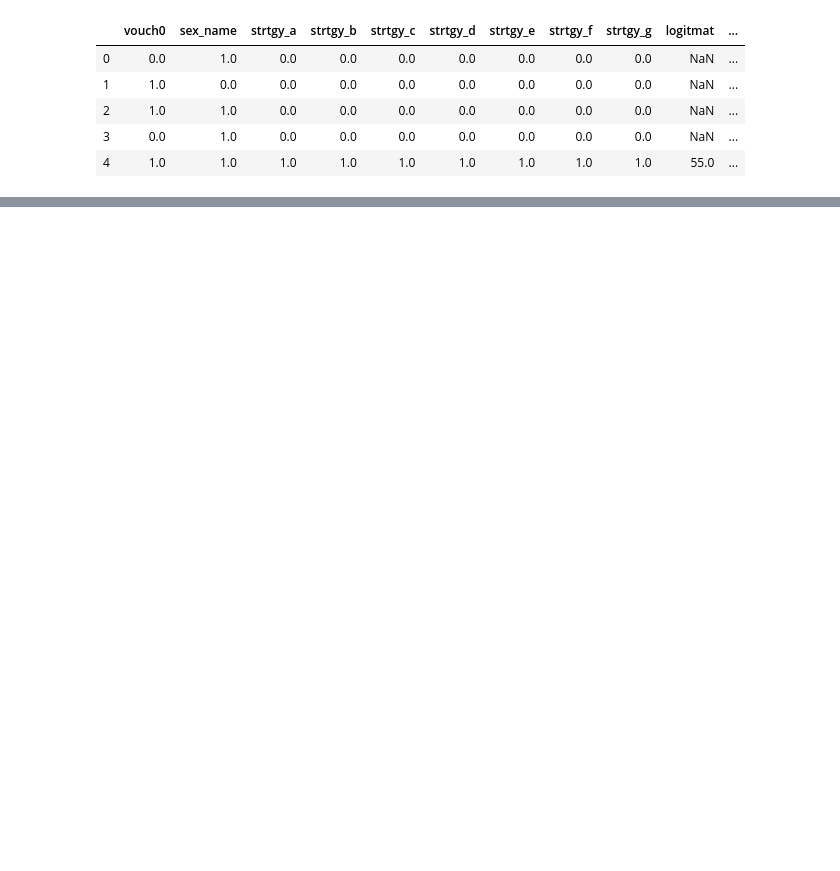
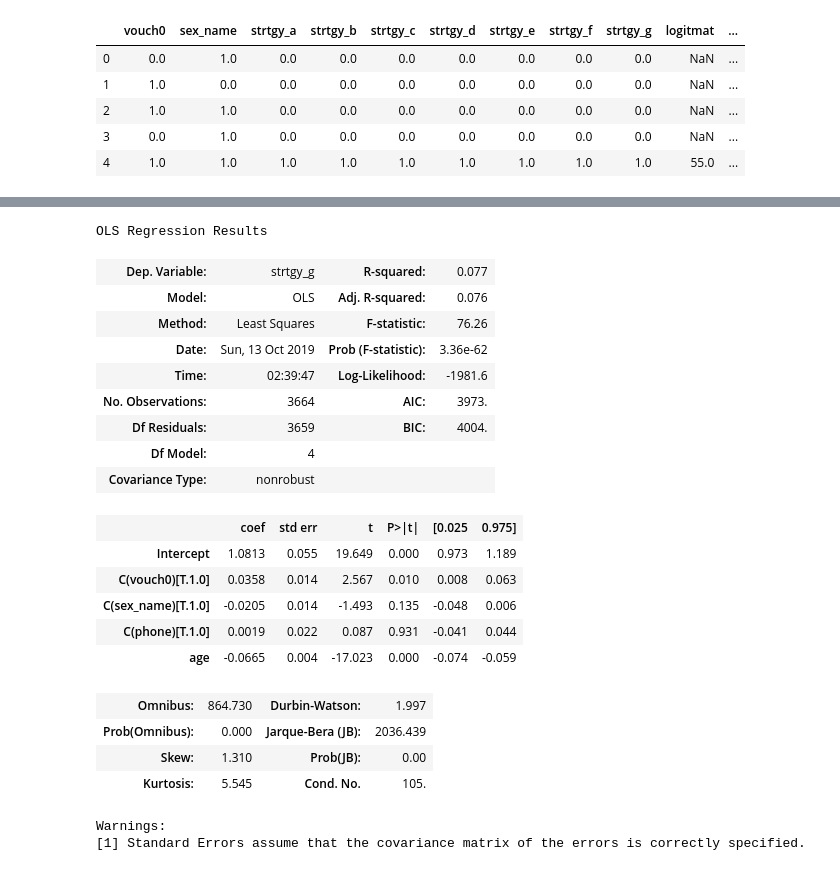
Before and after one commit to saurabh-khanna/experimental-analysis, a Jupyter notebook: ps1_code.ipynb, the cells around one changed output, grey strips where cells are left out. Drawn from its saved outputs; the diff is of its cells as text; code cells hidden in the pictures; blank space fills up the shorter version.

```diff
--- a/ps1_code.ipynb
+++ b/ps1_code.ipynb
@@ -357,0 +498,25 @@ Warnings:
+# %%
+smf.ols(formula = 'strtgy_g ~ C(vouch0) + age + C(sex_name) + C(phone)', data = df).fit().summary()
+# %% [output]
+OLS Regression Results
+| Dep. Variable: | strtgy_g | R-squared: | 0.077 |
+| Model: | OLS | Adj. R-squared: | 0.076 |
+| Method: | Least Squares | F-statistic: | 76.26 |
+| Date: | Sun, 13 Oct 2019 | Prob (F-statistic): | 3.36e-62 |
+| Time: | 02:39:47 | Log-Likelihood: | -1981.6 |
+| No. Observations: | 3664 | AIC: | 3973. |
+| Df Residuals: | 3659 | BIC: | 4004. |
+| Df Model: | 4 |  |  |
+| Covariance Type: | nonrobust |  |  |
+|  | coef | std err | t | P>|t| | [0.025 | 0.975] |
+| Intercept | 1.0813 | 0.055 | 19.649 | 0.000 | 0.973 | 1.189 |
+| C(vouch0)[T.1.0] | 0.0358 | 0.014 | 2.567 | 0.010 | 0.008 | 0.063 |
+| C(sex_name)[T.1.0] | -0.0205 | 0.014 | -1.493 | 0.135 | -0.048 | 0.006 |
+| C(phone)[T.1.0] | 0.0019 | 0.022 | 0.087 | 0.931 | -0.041 | 0.044 |
+| age | -0.0665 | 0.004 | -17.023 | 0.000 | -0.074 | -0.059 |
+| Omnibus: | 864.730 | Durbin-Watson: | 1.997 |
+| Prob(Omnibus): | 0.000 | Jarque-Bera (JB): | 2036.439 |
+| Skew: | 1.310 | Prob(JB): | 0.00 |
+| Kurtosis: | 5.545 | Cond. No. | 105. |
+Warnings:
+[1] Standard Errors assume that the covariance matrix of the errors is correctly specified.
```
Also changed, not shown: parts of 23 cells of this notebook.
